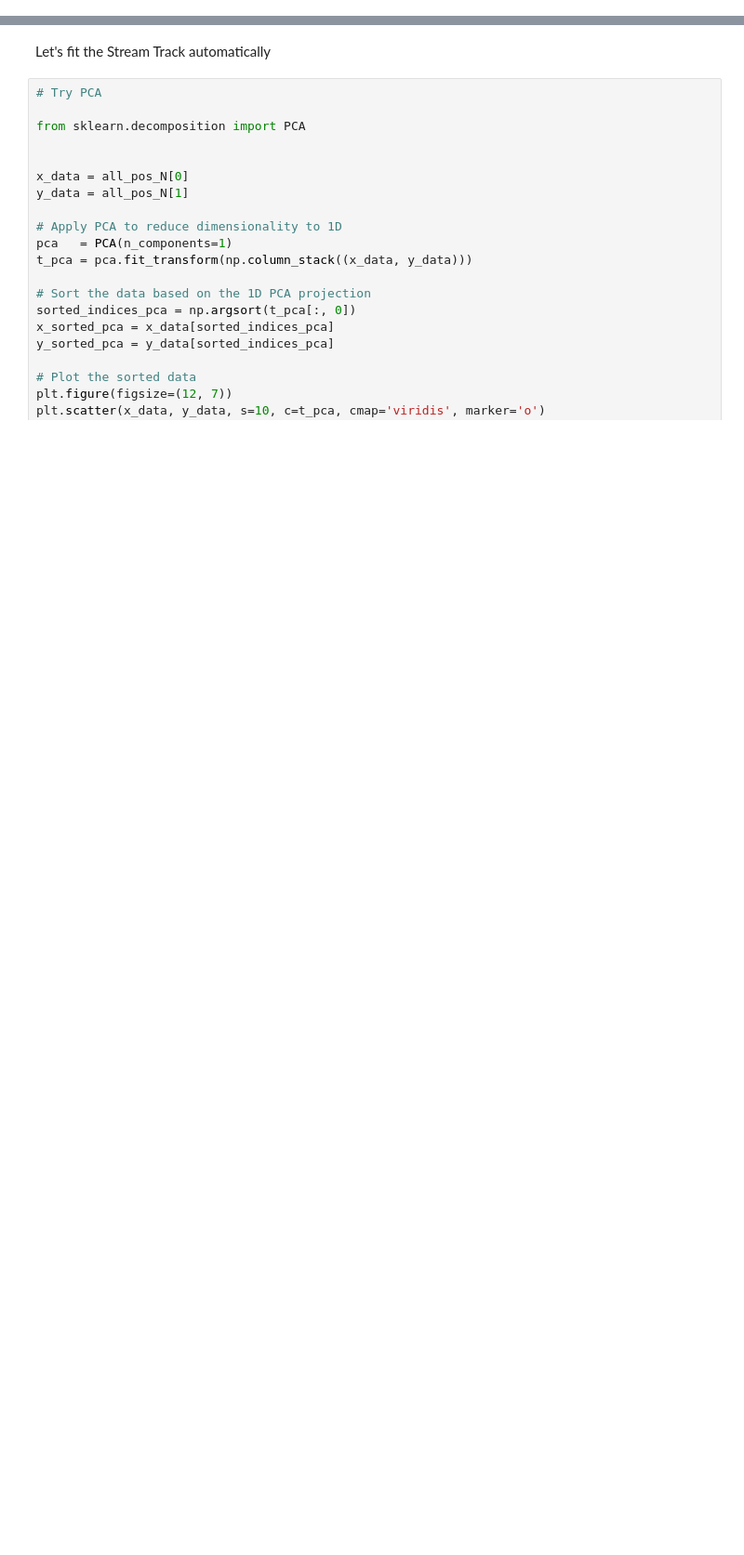
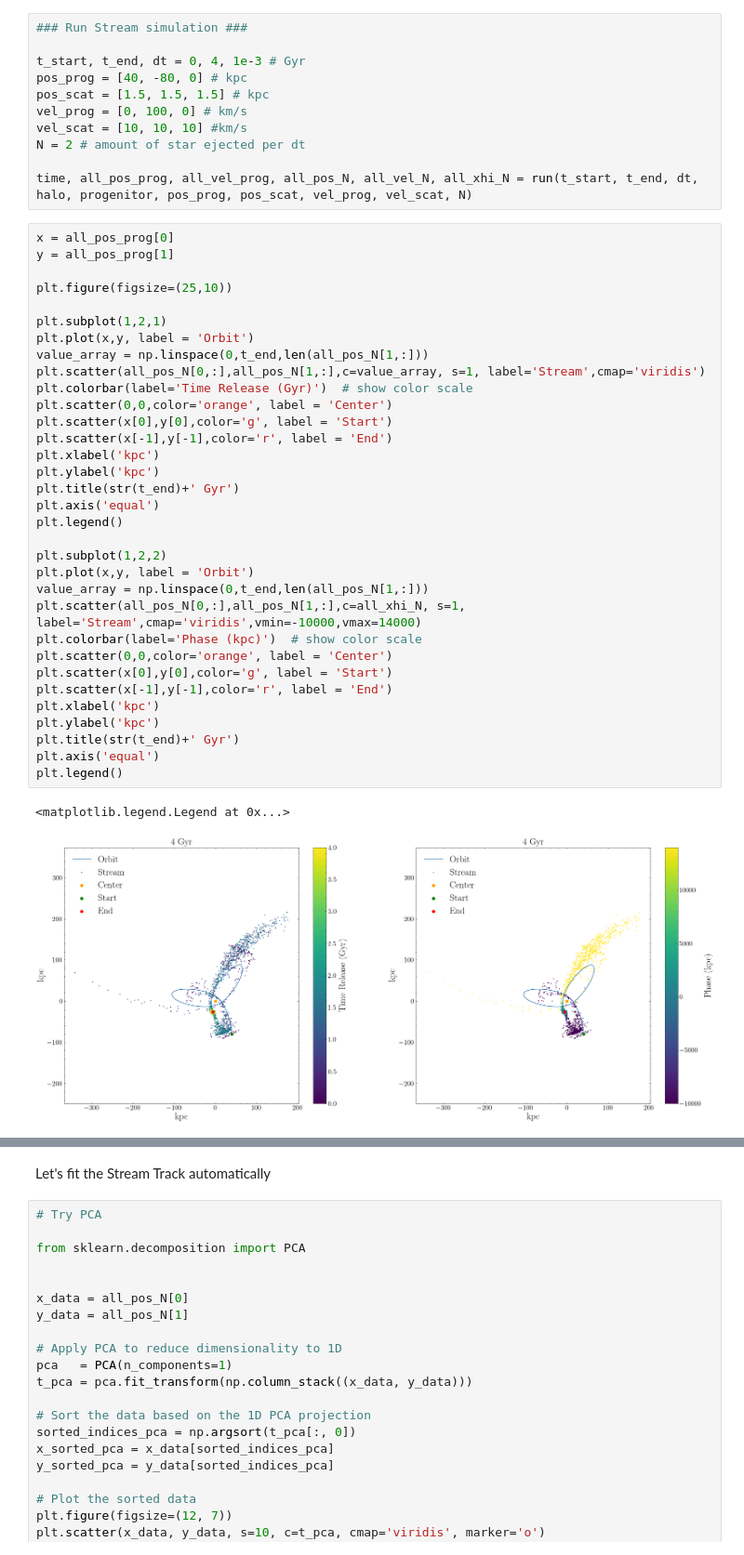
Before and after one commit to David-Chemaly/Nibaueur2023, a Jupyter notebook: stream_simulation.ipynb, the cells around one changed output, grey strips where cells are left out. Shown at 93% size. Saved outputs shown, nothing was run; the diff lists cells and outputs as text; blank space fills up the shorter version.

```diff
--- a/stream_simulation.ipynb
+++ b/stream_simulation.ipynb
@@ -243,0 +32,47 @@ plt.scatter(all_xhi_N.value, np.sqrt(all_pos_N[0,:]**2+all_pos_N[1,:]**2),c=all_
+# %%
+### Run Stream simulation ###
+
+t_start, t_end, dt = 0, 4, 1e-3 # Gyr
+pos_prog = [40, -80, 0] # kpc
+pos_scat = [1.5, 1.5, 1.5] # kpc
+vel_prog = [0, 100, 0] # km/s
+vel_scat = [10, 10, 10] #km/s
+N = 2 # amount of star ejected per dt
+
+time, all_pos_prog, all_vel_prog, all_pos_N, all_vel_N, all_xhi_N = run(t_start, t_end, dt, halo, progenitor, pos_prog, pos_scat, vel_prog, vel_scat, N)
+# %%
+x = all_pos_prog[0]
+y = all_pos_prog[1]
+
+plt.figure(figsize=(25,10))
+
+plt.subplot(1,2,1)
+plt.plot(x,y, label = 'Orbit')
+value_array = np.linspace(0,t_end,len(all_pos_N[1,:]))
+plt.scatter(all_pos_N[0,:],all_pos_N[1,:],c=value_array, s=1, label='Stream',cmap='viridis')
+plt.colorbar(label='Time Release (Gyr)')  # show color scale
+plt.scatter(0,0,color='orange', label = 'Center')
+plt.scatter(x[0],y[0],color='g', label = 'Start')
+plt.scatter(x[-1],y[-1],color='r', label = 'End')
+plt.xlabel('kpc')
+plt.ylabel('kpc')
+plt.title(str(t_end)+' Gyr')
+plt.axis('equal')
+plt.legend()
+
+plt.subplot(1,2,2)
+plt.plot(x,y, label = 'Orbit')
+value_array = np.linspace(0,t_end,len(all_pos_N[1,:]))
+plt.scatter(all_pos_N[0,:],all_pos_N[1,:],c=all_xhi_N, s=1, label='Stream',cmap='viridis',vmin=-10000,vmax=14000)
+plt.colorbar(label='Phase (kpc)')  # show color scale
+plt.scatter(0,0,color='orange', label = 'Center')
+plt.scatter(x[0],y[0],color='g', label = 'Start')
+plt.scatter(x[-1],y[-1],color='r', label = 'End')
+plt.xlabel('kpc')
+plt.ylabel('kpc')
+plt.title(str(t_end)+' Gyr')
+plt.axis('equal')
+plt.legend()
+# %% [output]
+<matplotlib.legend.Legend at 0x...>
+[figure, added]
```
Also changed, not shown: parts of 22 cells of this notebook, 6 other files.
